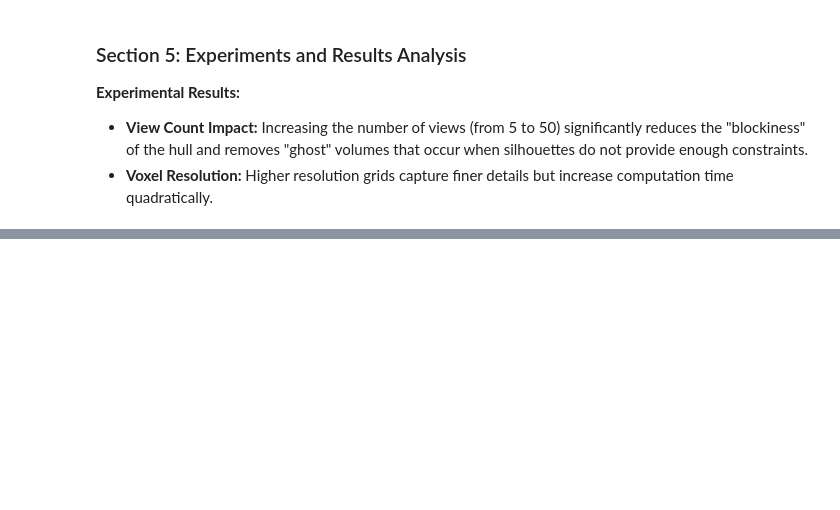
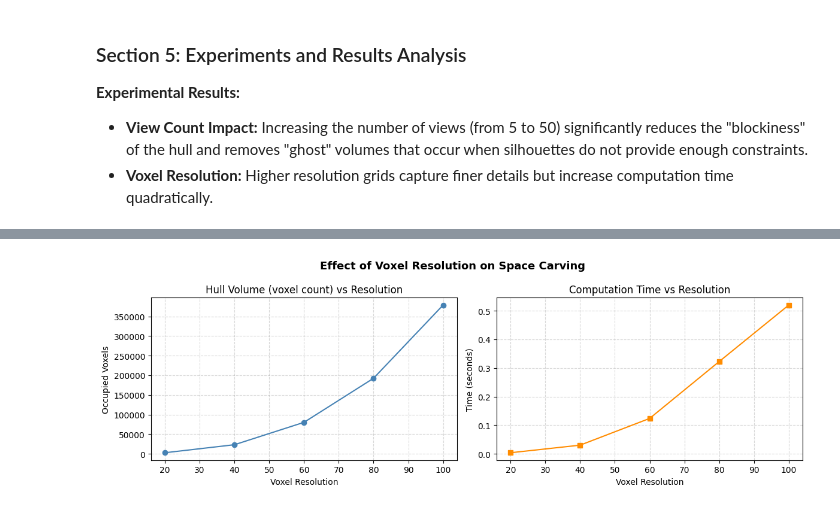
Before and after one commit to Bryan1Bermudez/cse5280-space-carving-bbermudez2023, a Jupyter notebook: multiview_rendering.ipynb, the cells around one changed output, grey strips where cells are left out. Cells and saved outputs as stored; diff of their text form; code cells hidden in the pictures; blank space fills up the shorter version.

```diff
--- a/multiview_rendering.ipynb
+++ b/multiview_rendering.ipynb
@@ -774,0 +839,82 @@ plt.show()
+# %%
+import time
+
+# ── Experiment: Effect of Voxel Resolution ───────────────────────────────────
+resolutions = [20, 40, 60, 80, 100]
+res_results = {}  # resolution -> (voxel_count, elapsed_seconds, final_voxels_array)
+
+print(f"{'Resolution':>12} | {'Voxels (occupied)':>18} | {'Time (s)':>10}")
+print("-" * 48)
+
+for res in resolutions:
+    t0 = time.time()
+
+    # Build a fresh voxel grid for this resolution
+    gr = np.linspace(-1.1, 1.1, res)
+    xg, yg, zg = np.meshgrid(gr, gr, gr)
+    vox = np.vstack((xg.flatten(), yg.flatten(), zg.flatten()))  # (3, N)
+
+    # Space carve with ALL available views
+    occ = space_carve(vox, silhouettes, Lambda, Omega_arr, tau_arr)
+
+    elapsed = time.time() - t0
+    surviving = occ.sum()
+    res_results[res] = (surviving, elapsed, vox[:, occ])
+
+    print(f"{res:>12} | {surviving:>18,} | {elapsed:>10.2f}")
+
+# ── Plot 1: Voxel count & time vs resolution ──────────────────────────────────
+fig, (ax_left, ax_right) = plt.subplots(1, 2, figsize=(12, 4))
+
+counts = [res_results[r][0] for r in resolutions]
+times  = [res_results[r][1] for r in resolutions]
+
+ax_left.plot(resolutions, counts, marker='o', color='steelblue')
+ax_left.set_xlabel("Voxel Resolution")
+ax_left.set_ylabel("Occupied Voxels")
+ax_left.set_title("Hull Volume (voxel count) vs Resolution")
+ax_left.grid(True, linestyle='--', alpha=0.5)
+
+ax_right.plot(resolutions, times, marker='s', color='darkorange')
+ax_right.set_xlabel("Voxel Resolution")
+ax_right.set_ylabel("Time (seconds)")
+ax_right.set_title("Computation Time vs Resolution")
+ax_right.grid(True, linestyle='--', alpha=0.5)
+
+plt.suptitle("Effect of Voxel Resolution on Space Carving", fontsize=13, fontweight='bold')
+plt.tight_layout()
+plt.savefig(os.path.join(OUTPUT_DIR, "experiment_resolution_metrics.png"), dpi=120)
+plt.show()
+
+# ── Plot 2: Visual comparison of hulls across resolutions ─────────────────────
+n_res = len(resolutions)
+fig = plt.figure(figsize=(4 * n_res, 4))
+
+for idx, res in enumerate(resolutions):
+    fv = res_results[res][2]  # (3, N_surviving)
+    ax = fig.add_subplot(1, n_res, idx + 1, projection='3d')
+
+    # Subsample for display performance
+    step = max(1, fv.shape[1] // 4000)
+    ax.scatter(fv[0, ::step], fv[1, ::step], fv[2, ::step],
+               c=fv[2, ::step], cmap='viridis', s=2)
+
+    ax.set_title(f"res={res}\n{res_results[res][0]:,} voxels", fontsize=9)
+    ax.set_xlabel('X', fontsize=7); ax.set_ylabel('Y', fontsize=7); ax.set_zlabel('Z', fontsize=7)
+    ax.tick_params(labelsize=6)
+    lim = 1.1
+    ax.set_xlim(-lim, lim); ax.set_ylim(-lim, lim); ax.set_zlim(-lim, lim)
+
+plt.suptitle("Visual Hull at Different Voxel Resolutions", fontsize=13, fontweight='bold')
+plt.tight_layout()
+plt.savefig(os.path.join(OUTPUT_DIR, "experiment_resolution_visual.png"), dpi=120)
+plt.show()
+
+print("\nKey observations:")
+print(f"  Voxel count scales roughly as r^3 (ratio {resolutions[-1]}^3 / {resolutions[0]}^3 = "
+      f"{resolutions[-1]**3 / resolutions[0]**3:.1f}x expected)")
+count_ratio = counts[-1] / max(counts[0], 1)
+print(f"  Actual count ratio (res={resolutions[-1]} / res={resolutions[0]}): {count_ratio:.1f}x")
+time_ratio  = times[-1] / max(times[0], 1e-6)
+print(f"  Time ratio: {time_ratio:.1f}x")
+# %% [output]
@@ -774,0 +928 @@ plt.show()
+[figure, added]
```
Also changed, not shown: parts of 11 cells of this notebook.
